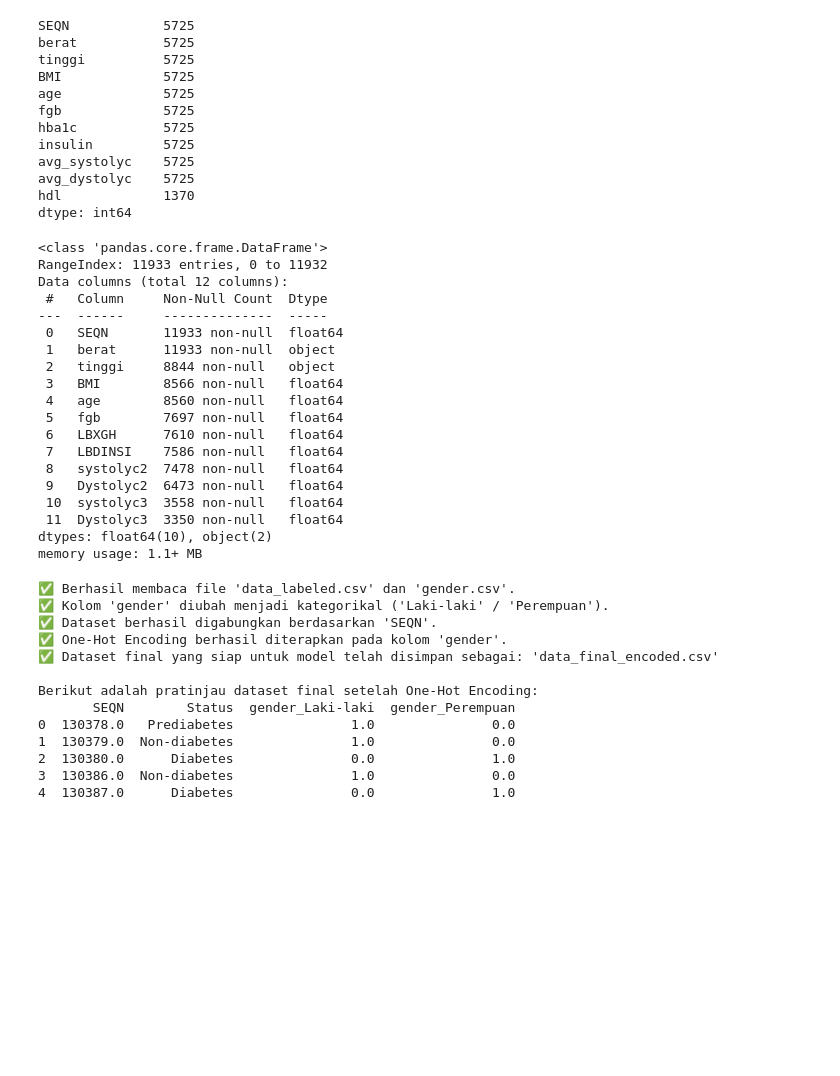
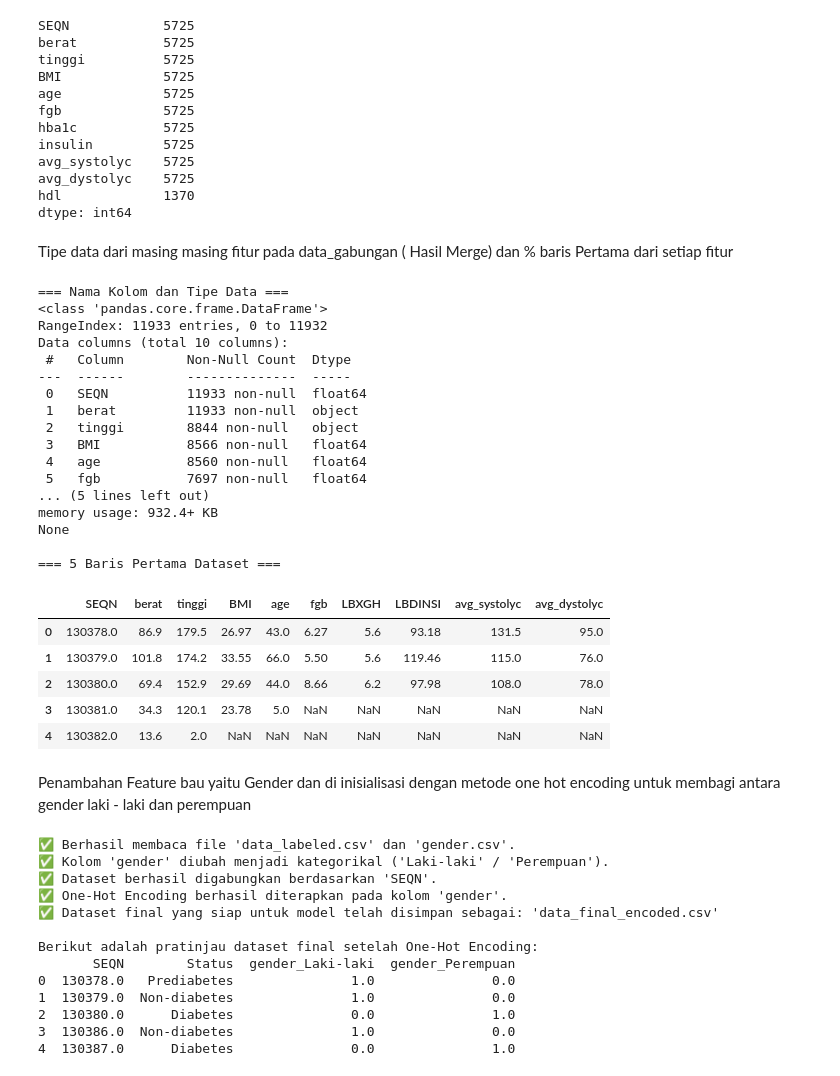
Before and after one commit to Gr1X/Diabetes_MealPlan_Model, a Jupyter notebook: Data Preprosessing.ipynb, the cells around one changed output. Saved outputs shown, nothing was run; the diff lists cells and outputs as text; code cells hidden in the pictures; blank space fills up the shorter version.

```diff
--- a/Data Preprosessing.ipynb
+++ b/Data Preprosessing.ipynb
@@ -170,25 +394,38 @@ df_data_gabungan.to_csv('data_bersih.csv', index=False)
-# %%
-df_data_gabungan.info()
-# %% [output]
-<class 'pandas.core.frame.DataFrame'>
-RangeIndex: 11933 entries, 0 to 11932
-Data columns (total 12 columns):
- #   Column     Non-Null Count  Dtype
----  ------     --------------  -----
- 0   SEQN       11933 non-null  float64
- 1   berat      11933 non-null  object
- 2   tinggi     8844 non-null   object
- 3   BMI        8566 non-null   float64
- 4   age        8560 non-null   float64
- 5   fgb        7697 non-null   float64
- 6   LBXGH      7610 non-null   float64
- 7   LBDINSI    7586 non-null   float64
- 8   systolyc2  7478 non-null   float64
- 9   Dystolyc2  6473 non-null   float64
- 10  systolyc3  3558 non-null   float64
- 11  Dystolyc3  3350 non-null   float64
-dtypes: float64(10), object(2)
-memory usage: 1.1+ MB
+# %% [markdown]
+Tipe data dari masing masing fitur pada data_gabungan ( Hasil Merge) dan % baris Pertama dari setiap fitur
+# %%
+# Jalankan di Data_Preprocessing.ipynb
+print("=== Nama Kolom dan Tipe Data ===")
+print(df_data_gabungan.info())
+
+print("\n=== 5 Baris Pertama Dataset ===")
+display(df_data_gabungan.head())
+# %% [output]
+=== Nama Kolom dan Tipe Data ===
+<class 'pandas.core.frame.DataFrame'>
+RangeIndex: 11933 entries, 0 to 11932
+Data columns (total 10 columns):
+ #   Column        Non-Null Count  Dtype
+---  ------        --------------  -----
+ 0   SEQN          11933 non-null  float64
+ 1   berat         11933 non-null  object
+ 2   tinggi        8844 non-null   object
+ 3   BMI           8566 non-null   float64
+ 4   age           8560 non-null   float64
+ 5   fgb           7697 non-null   float64
+... (5 lines left out)
+memory usage: 932.4+ KB
+None
+
+=== 5 Baris Pertama Dataset ===
+|  | SEQN | berat | tinggi | BMI | age | fgb | LBXGH | LBDINSI | avg_systolyc | avg_dystolyc |
+| 0 | 130378.0 | 86.9 | 179.5 | 26.97 | 43.0 | 6.27 | 5.6 | 93.18 | 131.5 | 95.0 |
+| 1 | 130379.0 | 101.8 | 174.2 | 33.55 | 66.0 | 5.50 | 5.6 | 119.46 | 115.0 | 76.0 |
+| 2 | 130380.0 | 69.4 | 152.9 | 29.69 | 44.0 | 8.66 | 6.2 | 97.98 | 108.0 | 78.0 |
+| 3 | 130381.0 | 34.3 | 120.1 | 23.78 | 5.0 | NaN | NaN | NaN | NaN | NaN |
+| 4 | 130382.0 | 13.6 | 2.0 | NaN | NaN | NaN | NaN | NaN | NaN | NaN |
+# %% [markdown]
+Penambahan Feature bau yaitu Gender dan di inisialisasi dengan metode one hot encoding untuk membagi antara gender laki - laki dan perempuan
 # %%
 import pandas as pd
 
```
Also changed, not shown: parts of 24 cells of this notebook.
